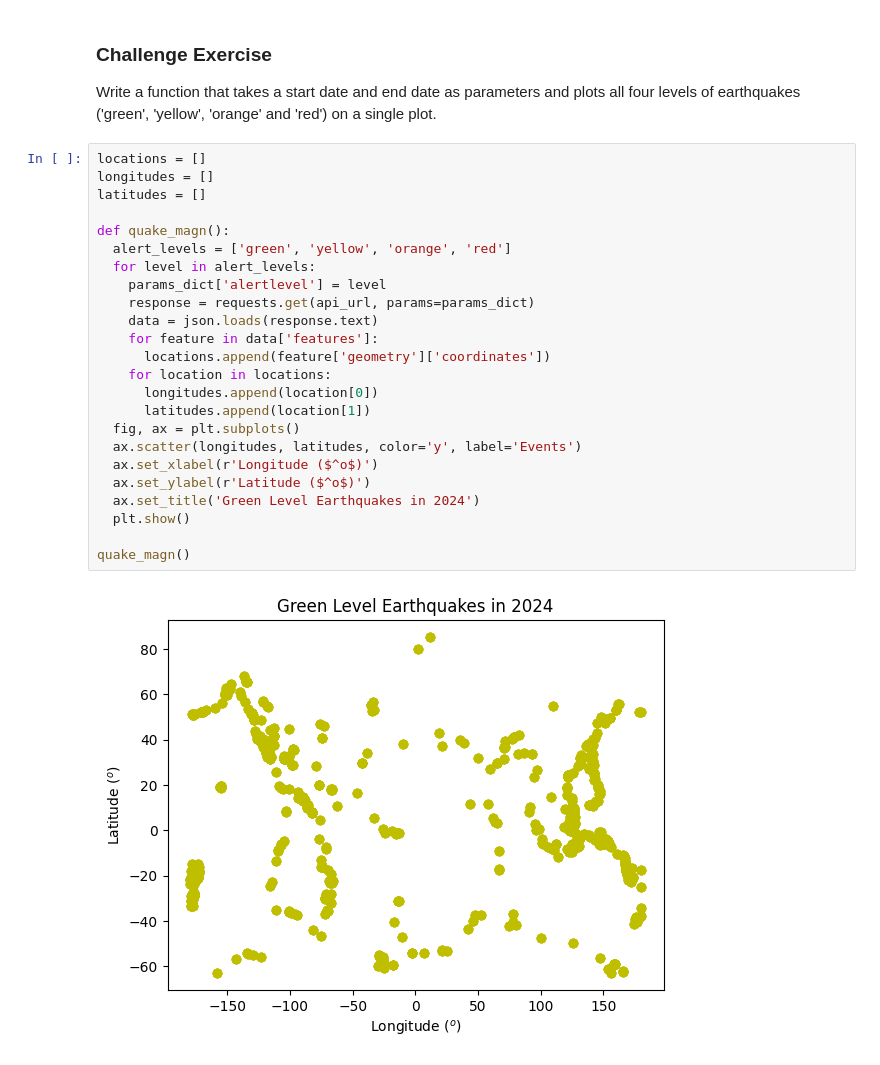
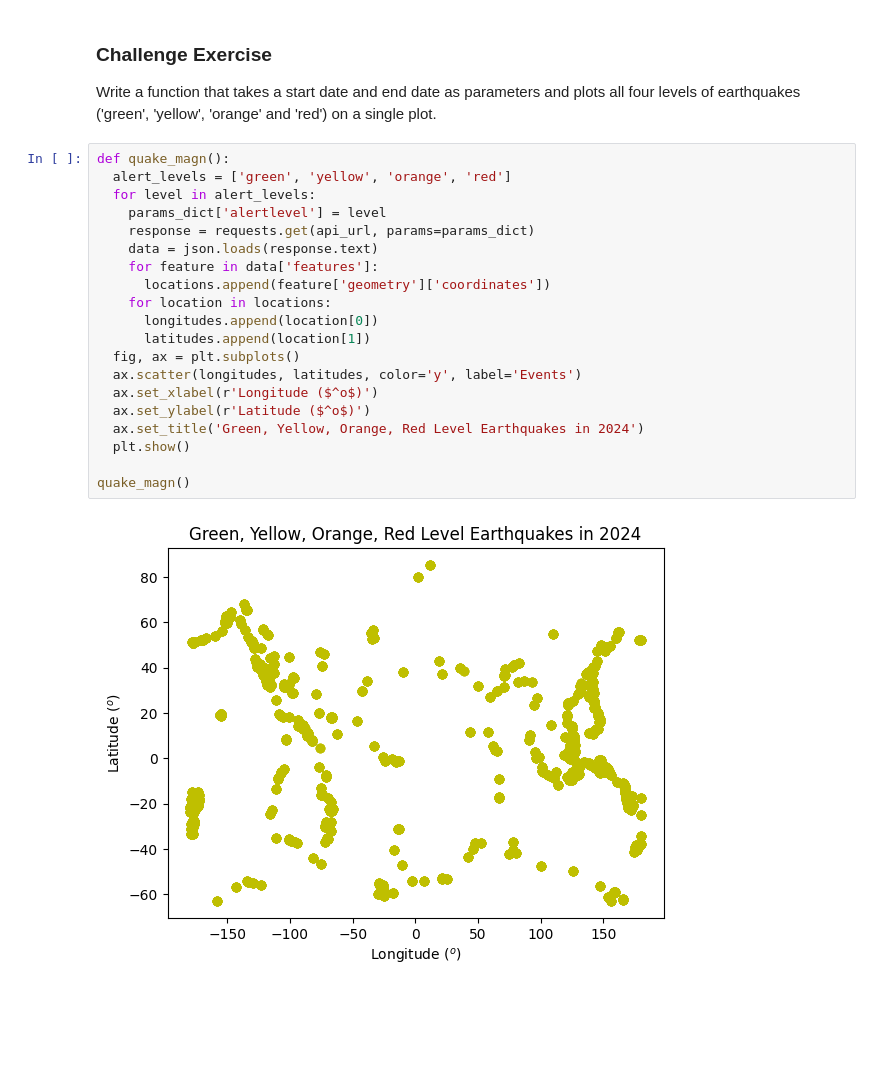
Before and after one commit to bakhadir0v/COMP215, a Jupyter notebook: labs/lab01-introduction.ipynb, the cells around one changed output. Cells and saved outputs as stored; diff of their text form; blank space fills up the shorter version.

```diff
--- a/labs/lab01-introduction.ipynb
+++ b/labs/lab01-introduction.ipynb
@@ -176,28 +176,24 @@ plt.show()
 
 Write a function that takes a start date and end date as parameters and plots all four levels of earthquakes ('green', 'yellow', 'orange' and 'red') on a single plot.
 # %%
-locations = []
-longitudes = []
-latitudes = []
-
 def quake_magn():
   alert_levels = ['green', 'yellow', 'orange', 'red']
   for level in alert_levels:
     params_dict['alertlevel'] = level
     response = requests.get(api_url, params=params_dict)
     data = json.loads(response.text)
     for feature in data['features']:
       locations.append(feature['geometry']['coordinates'])
     for location in locations:
       longitudes.append(location[0])
       latitudes.append(location[1])
   fig, ax = plt.subplots()
   ax.scatter(longitudes, latitudes, color='y', label='Events')
   ax.set_xlabel(r'Longitude ($^o$)')
   ax.set_ylabel(r'Latitude ($^o$)')
-  ax.set_title('Green Level Earthquakes in 2024')
+  ax.set_title('Green, Yellow, Orange, Red Level Earthquakes in 2024')
   plt.show()
 
 quake_magn()
 # %% [output]
-[figure, old version]
+[figure, new version]
```
